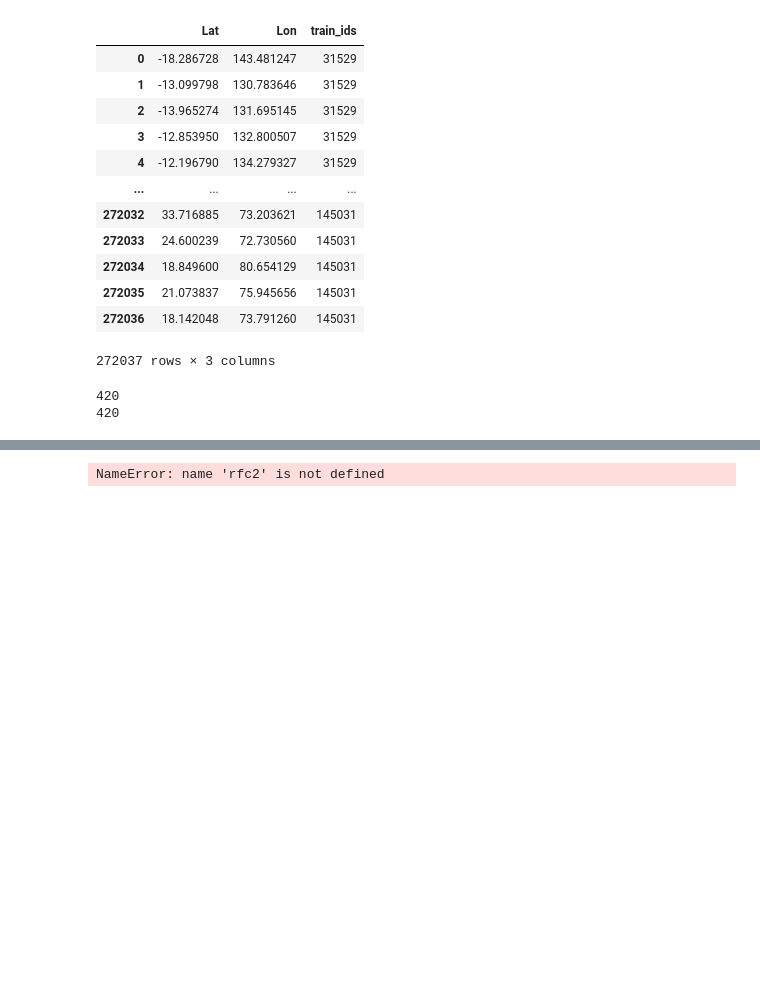
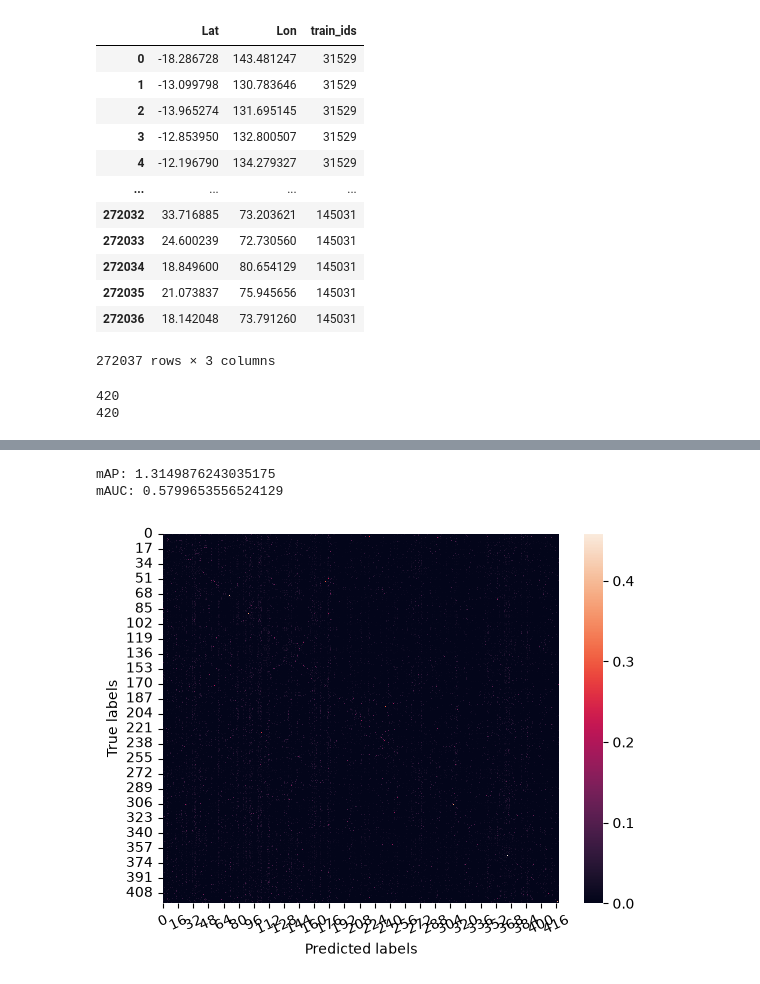
Before and after one commit to iDelfin/-species-analysis-cw-aml-26, a Jupyter notebook: randomForrestSpecie.ipynb, the cells around one changed output, grey strips where cells are left out. Saved outputs shown, nothing was run; the diff lists cells and outputs as text; code cells hidden in the pictures; blank space fills up the shorter version.

```diff
--- a/randomForrestSpecie.ipynb
+++ b/randomForrestSpecie.ipynb
@@ -256,5 +258,5 @@ pred_prob_2 = rfc2.predict_proba(X_test_2_pp)
 # %%
-proba_2 = rfc2.predict_proba(X_test_2_pp)[:, 1]
+proba_2 = rfc2.predict_proba(X_test_2_pp)
 classes = rfc2.classes_
 
 Y_bin = label_binarize(y_test_2_pp, classes=classes)
@@ -262,19 +264,22 @@ Y_bin = label_binarize(y_test_2_pp, classes=classes)
 aps, aucs = {}, {}
 for k, sp in enumerate(classes):
     pos = Y_bin[:, k].sum()
-    aps[sp] = average_precision_score(Y_bin[:, k], proba[:, k])
+    aps[sp] = average_precision_score(Y_bin[:, k], pred_prob_2[:, k])
 
 mAP = 100 * np.mean(list(aps.values()))
-mAUC = roc_auc_score(y_test_2_pp, proba, multi_class="ovr", average="macro")
+mAUC = roc_auc_score(y_test_2_pp, pred_prob_2, multi_class="ovr", average="macro")
 
 print(f"mAP: {mAP}\nmAUC: {mAUC}")
 # %% [output]
-NameError: name 'rfc2' is not defined
+mAP: 1.3149876243035175
+mAUC: 0.5799653556524129
 # %%
-sns.heatmap(matrix_2, annot=True, fmt=".2f")
+sns.heatmap(matrix_2, annot=False, fmt=".2f")
 plt.xticks(rotation=25)
 plt.yticks(rotation=0)
 plt.xlabel("Predicted labels")
 plt.ylabel("True labels")
 plt.show()
+# %% [output]
+[figure, added]
 # %%
```
Also changed, not shown: parts of 3 cells of this notebook.
